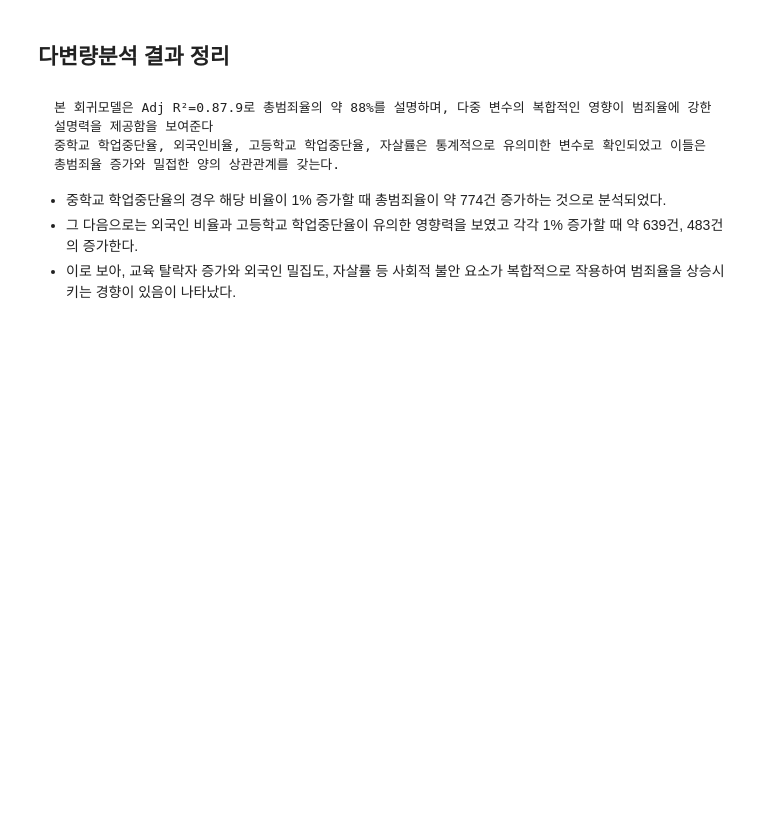
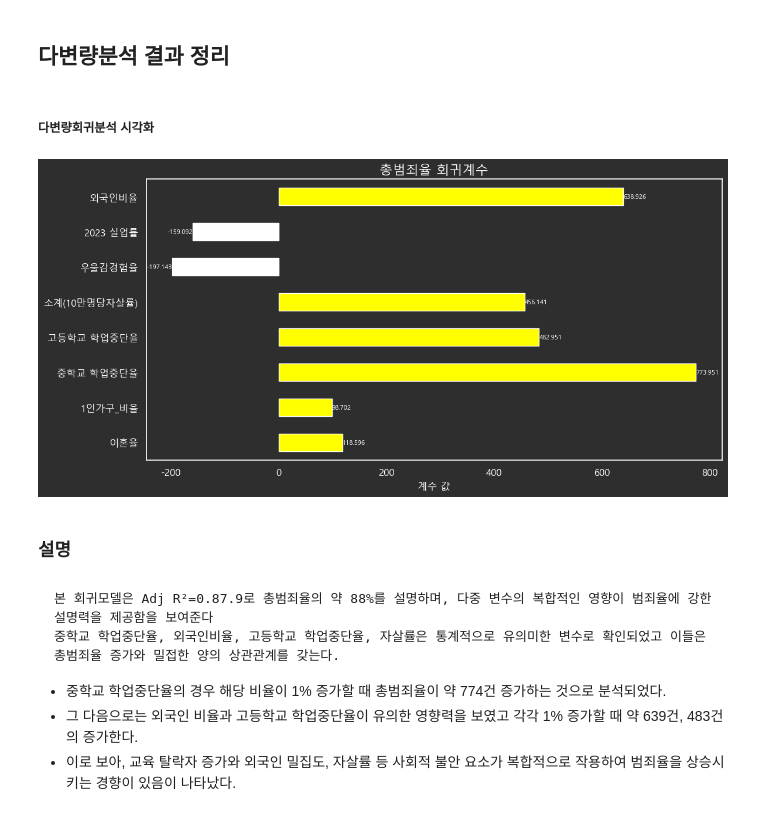
Before and after one commit to CityCrimeResearch/MidProject, a Jupyter notebook: members/조준혁/notebook/EDA.ipynb, the cells around one changed output. Cells and saved outputs as stored; diff of their text form; code cells hidden in the pictures; blank space fills up the shorter version.

```diff
--- a/members/조준혁/notebook/EDA.ipynb
+++ b/members/조준혁/notebook/EDA.ipynb
@@ -603,6 +656,47 @@ Adj. R-squared: : 0.847, Prob (F-statistic): 17.67/1.42e-06
 강력범죄율은 교육 문제와 외국인 비율 중심의 영향에 집중되어있다.
 # %% [markdown]
 ## 다변량분석 결과 정리
+# %% [markdown]
+##### 다변량회귀분석 시각화
+# %%
+# 다변량분석 시각화
+# 회귀계수 추출 (const 제외)
+coefs = model.params[1:]
+
+# 색상 지정: 양수는 노란색, 음수는 흰색
+colors = ['yellow' if coef > 0 else 'white' for coef in coefs]
+
+# 다크 배경 스타일
+plt.style.use('dark_background')
+fig, ax = plt.subplots()
+
+# 막대그래프 그리기
+bars = coefs.plot(kind='barh', ax=ax, color=colors, edgecolor='white')
+
+# 제목 및 라벨 설정
+ax.set_title('총범죄율 회귀계수', fontsize=16, color='white')
+ax.set_xlabel('계수 값', fontsize=12, color='white')
+ax.tick_params(colors='white', labelsize=12)
+
+# 배경색 설정
+fig.patch.set_facecolor('#2E2E2E')
+ax.set_facecolor('#2E2E2E')
+
+# 그리드 제거
+ax.grid(False)
+
+# 각 막대 위에 회귀계수 표시
+for i, (idx, coef) in enumerate(coefs.items()):
+    ax.text(coef + (0.01 if coef > 0 else -0.01), i, f'{coef:.3f}',
+            va='center', ha='left' if coef > 0 else 'right',
+            color='white', fontsize=8)
+
+plt.tight_layout()
+plt.show()
+# %% [output]
+[figure, added]
+# %% [markdown]
+### 설명
 # %% [markdown]
     본 회귀모델은 Adj R²=0.87.9로 총범죄율의 약 88%를 설명하며, 다중 변수의 복합적인 영향이 범죄율에 강한 설명력을 제공함을 보여준다
     중학교 학업중단율, 외국인비율, 고등학교 학업중단율, 자살률은 통계적으로 유의미한 변수로 확인되었고 이들은 총범죄율 증가와 밀접한 양의 상관관계를 갖는다.
```
Also changed, not shown: parts of 11 cells of this notebook.
